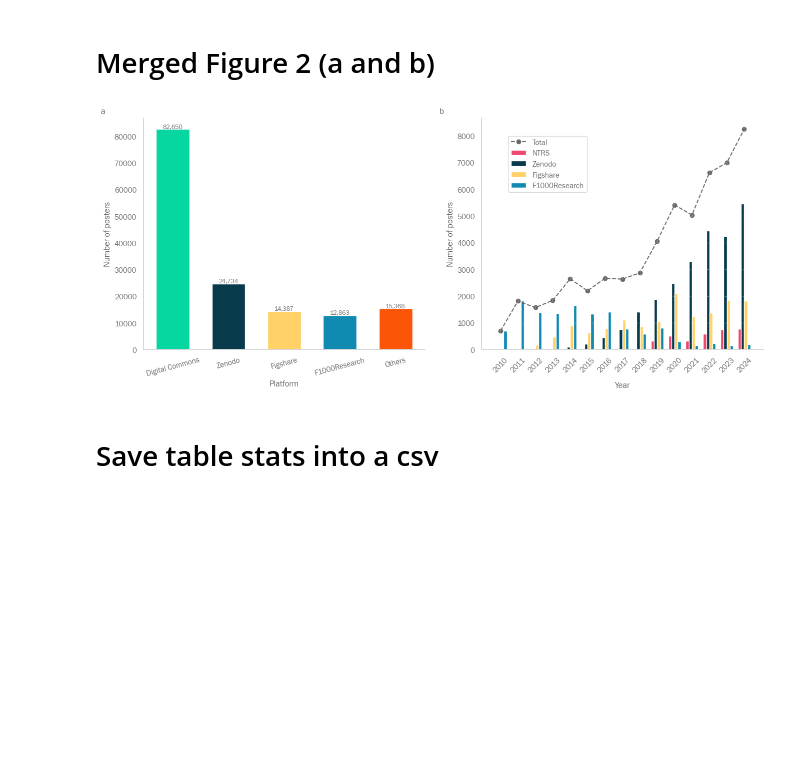
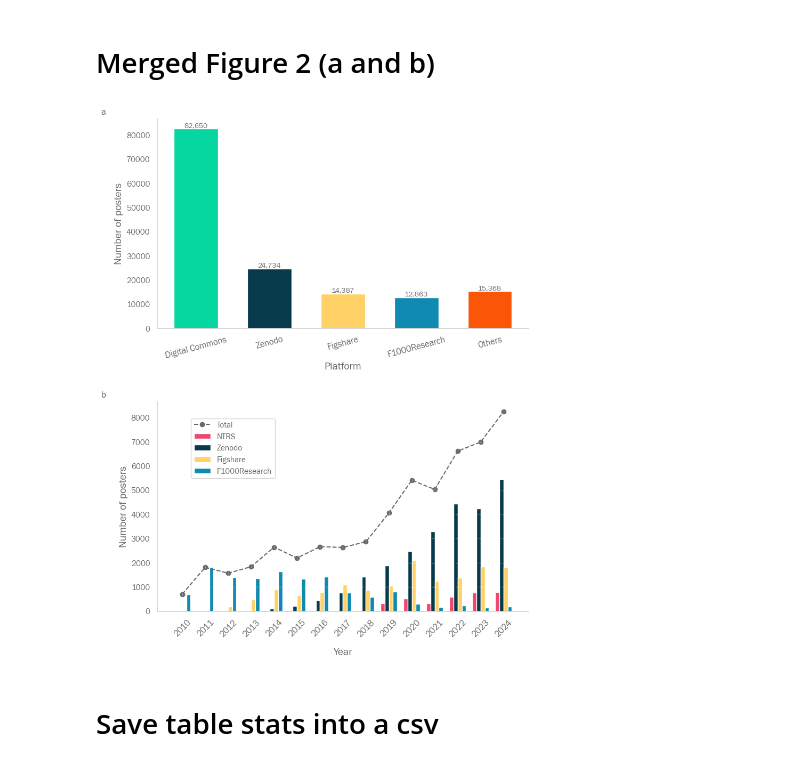
Before and after one commit to fairdataihub/poster-sharing-reuse-paper-code, a Jupyter notebook: find-posters.ipynb, the cells around one changed output. Cells and saved outputs as stored; diff of their text form; code cells hidden in the pictures; blank space fills up the shorter version.

Commit message:
fix: update the figure 2 style

```diff
--- a/find-posters.ipynb
+++ b/find-posters.ipynb
@@ -363,7 +363,8 @@ os.makedirs(output_dir, exist_ok=True)
 all_platforms = list(dict.fromkeys(platforms + platforms_b + ["Others"]))
 color_map = dict(zip(all_platforms, colors))
 
-fig, (ax1, ax2) = plt.subplots(1, 2, figsize=(16, 6), gridspec_kw={"wspace": 0.2})
+# fig, (ax1, ax2) = plt.subplots(1, 2, figsize=(16, 6), gridspec_kw={"wspace": 0.2})
+fig, (ax1, ax2) = plt.subplots(2, 1, figsize=(9, 12), gridspec_kw={"hspace": 0.35})
 
 df.columns = df.columns.str.strip()
 df["platformName"] = df["platformName"].replace(
@@ -399,9 +400,9 @@ bars = ax1.bar(
     width=0.6,
 )
 
-ax1.set_xlabel("Platform", fontsize=12)
-ax1.set_ylabel("Number of posters", fontsize=12)
-ax1.set_xticklabels(plot_a.index, rotation=15)
+ax1.set_xlabel("Platform", fontsize=14)
+ax1.set_ylabel("Number of posters", fontsize=14)
+ax1.set_xticklabels(plot_a.index, rotation=15, fontsize=12)
 ax1.text(
     -0.15, 1.02, "a",
     transform=ax1.transAxes,
@@ -417,7 +418,7 @@ for b in bars:
         f"{int(b.get_height()):,}",
         ha="center",
         va="bottom",
-        fontsize=9,
+        fontsize=10,
     )
 
 # ---------- FIGURE 2b ----------
@@ -454,37 +455,37 @@ for i, p in enumerate(platforms_b):
         w,
         color=color_map[p],
         label=p,
     )
 
 ax2.plot(
     x + w * 1.5,
     pivot.sum(axis=1),
     linestyle="--",
     marker="o",
     color="dimgray",
     label="Total",
 )
 
-ax2.set_xlabel("Year", fontsize=12, labelpad=11)
-ax2.set_ylabel("Number of posters", fontsize=12)
+ax2.set_xlabel("Year", fontsize=14, labelpad=13)
+ax2.set_ylabel("Number of posters", fontsize=14)
 ax2.set_xticks(x + w * 1.5)
-ax2.set_xticklabels(pivot.index.astype(int), rotation=45)
+ax2.set_xticklabels(pivot.index.astype(int), rotation=45, fontsize=12)
 ax2.text(
     -0.15, 1.02, "b",
     transform=ax2.transAxes,
     fontsize=12,
     fontweight="bold",
     clip_on=False,
 )
 
 ax2.legend(loc="upper left", bbox_to_anchor=(0.08, 0.94))
 ax2.grid(True, linestyle="--", alpha=0.3)
 
 plt.tight_layout()
 fig.savefig("outputs/find-posters/figure-2.png", dpi=300, bbox_inches="tight")
 plt.show()
 # %% [output]
-[figure, old version]
+[figure, new version]
 # %% [markdown]
 # Save table stats into a csv
 # %%
```
Also changed, not shown: 1 other file.
